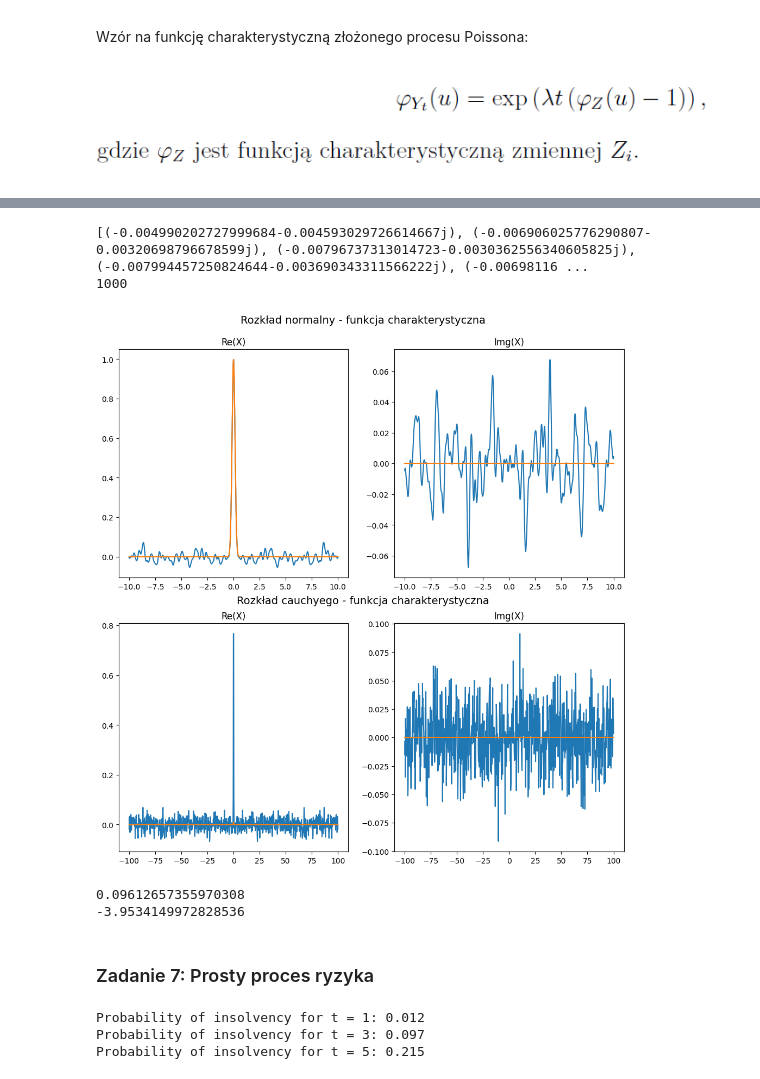
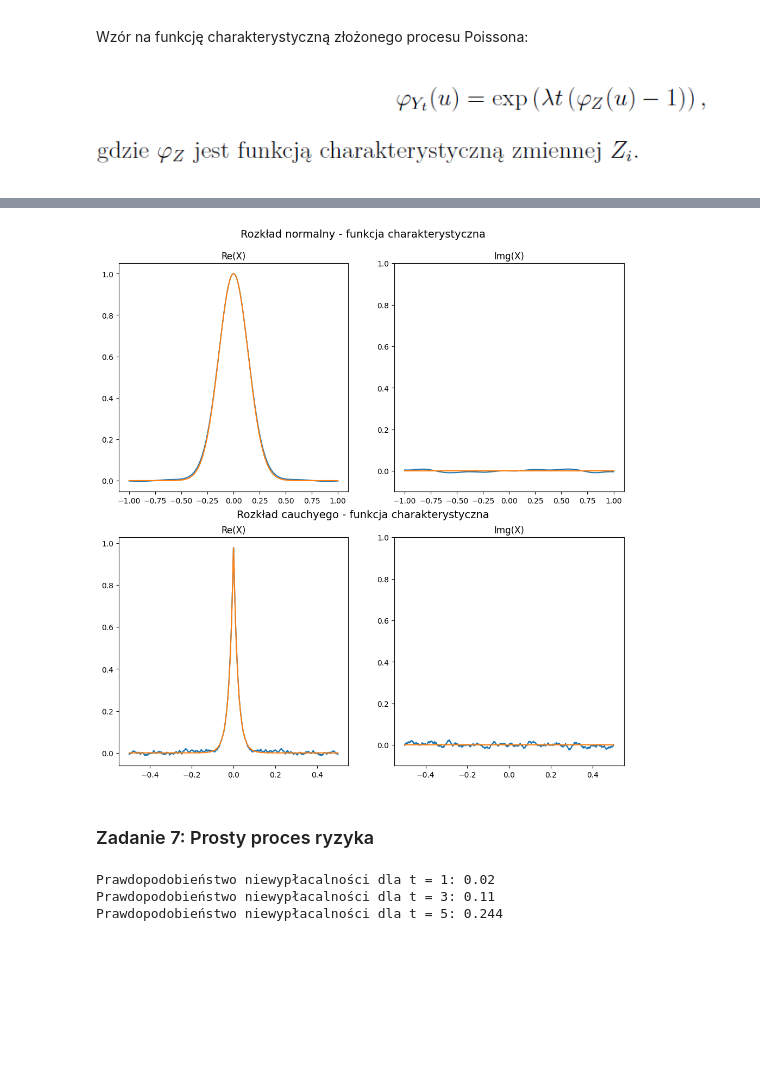
Before and after one commit to KacperPietryka/Symulacje-komputerowe, a Jupyter notebook: lista5.ipynb, the cells around one changed output, grey strips where cells are left out. Drawn from its saved outputs; the diff is of its cells as text; code cells hidden in the pictures; blank space fills up the shorter version.

```diff
--- a/lista5.ipynb
+++ b/lista5.ipynb
@@ -58,11 +58,11 @@ for i in range(3):
     S_list = []
 
     for p in range(1000):
-        S = S_1(f_list[i], 7)
+        S = S_1(f_list[i], 4)
         S_list.append(S)
 
     for j in range(3):
-        Nt_values = [N_t(np.array(s), t_values[j]) for s in S_list]
+        Nt_values = [N_t(np.array(s), t_values[j]) for s in S_list] # lista N_t dla ustalonego t
         k_values = np.arange(0, max(Nt_values)+1)
         pmf = y_poiss(f_list[i], t_values[j], k_values)
         bins = np.arange(np.min(Nt_values), np.max(Nt_values), 1)
@@ -188,8 +193,8 @@ S_list = [S1, S2, S3]
 N_list = [N1, N2, N3]
 bins_list = [bins1, bins2, bins3]
 for k in range(3):
-    ax[k].hist(N_list[k], bins_list[k], density=True, alpha=0.5, label='$Poiss(\lambda_{1}(t) + \lambda_{2}(t))$')
-    ax[k].hist(S_list[k], bins_list[k], density=True, alpha=0.5, label='$Poiss(\lambda_{1}(t)) + Poiss(\lambda_{2}(t))$')
+    ax[k].hist(N_list[k], bins_list[k], density=True, alpha=0.5, label='$Poiss(\Lambda_{1}(t) + \Lambda_{2}(t))$')
+    ax[k].hist(S_list[k], bins_list[k], density=True, alpha=0.5, label='$Poiss(\Lambda_{1}(t)) + Poiss(\Lambda_{2}(t))$')
     ax[k].legend()
 ax[0].set_title('$t^4 + sgn$')
 ax[1].set_title('$sgn + min$')
@@ -234,17 +239,17 @@ Y = [y_1, y_2, y_3]
 for i in range(3):
     y_emp = [characteristic(X[i], ti) for ti in t]
     y2 = normal_char(t)
-    axs[i][0].plot(t, np.real(y_emp), label='Estymator - Re(x)')
-    axs[i][0].plot(t, np.real(Y[i]), label='Wartość teoretyczna - Re(x)')
-    axs[i][1].plot(t, np.imag(y_emp), label='Estymator - Img(x)')
-    axs[i][1].plot(t, np.imag(Y[i]), label='Wartość teoretyczna - Img(x)')
+    axs[i][0].plot(t, np.real(y_emp), label='Estymator - Re(t)')
+    axs[i][0].plot(t, np.real(Y[i]), label='Wartość teoretyczna - Re(t)')
+    axs[i][1].plot(t, np.imag(y_emp), label='Estymator - Img(t)')
+    axs[i][1].plot(t, np.imag(Y[i]), label='Wartość teoretyczna - Img(t)')
     axs[i][0].legend(loc='upper right')
     axs[i][1].legend(loc='upper right')
 
+
+axs[0][1].set_ylim(-0.1, 1)
 fig.text(0.5, 0.90, 'Rozkład normalny - funkcja charakterystyczna', ha='center', fontsize=14)
 fig.text(0.5, 0.62, 'Rozkład poissona - funkcja charakterystyczna', ha='center', fontsize=14)
 fig.text(0.5, 0.35, 'Rozkład wykładniczy - funkcja charakterystyczna', ha='center', fontsize=14)
 plt.show()
-
-### dodać te dodatkowe rozkłady sin, itp
 # %% [output]
@@ -290,50 +296,45 @@ plt.plot()
 # %%
-t1 = np.linspace(-10, 10, 1000)
-t2 = np.linspace(-100, 100, 1000)
-Y1_emp = np.empty(1000)
-Y2_emp = np.empty(1000)
+t1 = np.linspace(-1, 1, 1000)
+t2 = np.linspace(-0.5, 0.5, 1000)
 
-for k in range(1000):
+N = 10000
+Y1_emp = np.empty(N)
+Y2_emp = np.empty(N)
+
+for k in range(N):
     Nt = np.random.poisson(50)
     Z1 = np.random.normal(size=Nt)
     Z2 = np.random.standard_cauchy(size=Nt)
     Y1_emp[k] = np.sum(Z1)
     Y2_emp[k] = np.sum(Z2)
 
 fig, ax = plt.subplots(2, 2, figsize=(12, 12))
 char1_emp = [characteristic(Y1_emp, ti) for ti in t1]
-char2_emp = [characteristic(Y1_emp, ti) for ti in t2]
-
-print(char1_emp)
-print(len(char1_emp))
+char2_emp = [characteristic(Y2_emp, ti) for ti in t2]
 
 y1_theory = theory_char(normal_char, t1, 50)
 y2_theory = theory_char(cauchy_char, t2, 50)
 ax[0][0].plot(t1, np.real(char1_emp))
 ax[0][0].plot(t1, np.real(y1_theory))
 ax[0][1].plot(t1, np.imag(char1_emp))
 ax[0][1].plot(t1, np.imag(y1_theory))
 ax[0][0].set_title('Re(X)')
 ax[0][1].set_title('Img(X)')
 ax[1][0].plot(t2, np.real(char2_emp))
 ax[1][0].plot(t2, np.real(y2_theory))
 ax[1][1].plot(t2, np.imag(char2_emp))
 ax[1][1].plot(t2, np.imag(y2_theory))
 ax[1][0].set_title('Re(X)')
 ax[1][1].set_title('Img(X)')
 
+ax[0][1].set_ylim(-0.1, 1)
+ax[1][1].set_ylim(-0.1, 1)
+
 fig.text(0.5, 0.92, 'Rozkład normalny - funkcja charakterystyczna', ha='center', fontsize=14)
 fig.text(0.5, 0.49, 'Rozkład cauchyego - funkcja charakterystyczna', ha='center', fontsize=14)
 plt.show()
-
-print(np.mean(Y1_emp))
-print(np.mean(Y2_emp))
 # %% [output]
-[(-0.004990202727999684-0.004593029726614667j), (-0.006906025776290807-0.00320698796678599j), (-0.00796737313014723-0.0030362556340605825j), (-0.007994457250824644-0.003690343311566222j), (-0.00698116 ...
-1000
-[figure, old version]
+[figure, new version]
-0.09612657355970308
--3.9534149972828536
 # %% [markdown]
 ### Zadanie 7: Prosty proces ryzyka
 # %%
@@ -357,16 +358,17 @@ t = [1, 3, 5]
 b1 = 0
 b2 = 0
 b3 = 0
-N = 1000
+N = 10000
 for _ in range(N):
     b1 += balance(r0, c, 1)
     b2 += balance(r0, c, 3)
     b3 += balance(r0, c, 5)
 
-print(f'Probability of insolvency for t = 1: {np.round(b1/N, 3)}')
-print(f'Probability of insolvency for t = 3: {np.round(b2/N, 3)}')
-print(f'Probability of insolvency for t = 5: {np.round(b3/N, 3)}')
+text = 'Prawdopodobieństwo niewypłacalności dla t ='
+print(f'{text} 1: {np.round(b1/N, 3)}')
+print(f'{text} 3: {np.round(b2/N, 3)}')
+print(f'{text} 5: {np.round(b3/N, 3)}')
 # %% [output]
-Probability of insolvency for t = 1: 0.012
-Probability of insolvency for t = 3: 0.097
-Probability of insolvency for t = 5: 0.215
+Prawdopodobieństwo niewypłacalności dla t = 1: 0.02
+Prawdopodobieństwo niewypłacalności dla t = 3: 0.11
+Prawdopodobieństwo niewypłacalności dla t = 5: 0.244
```
Also changed, not shown: parts of 5 cells of this notebook.
